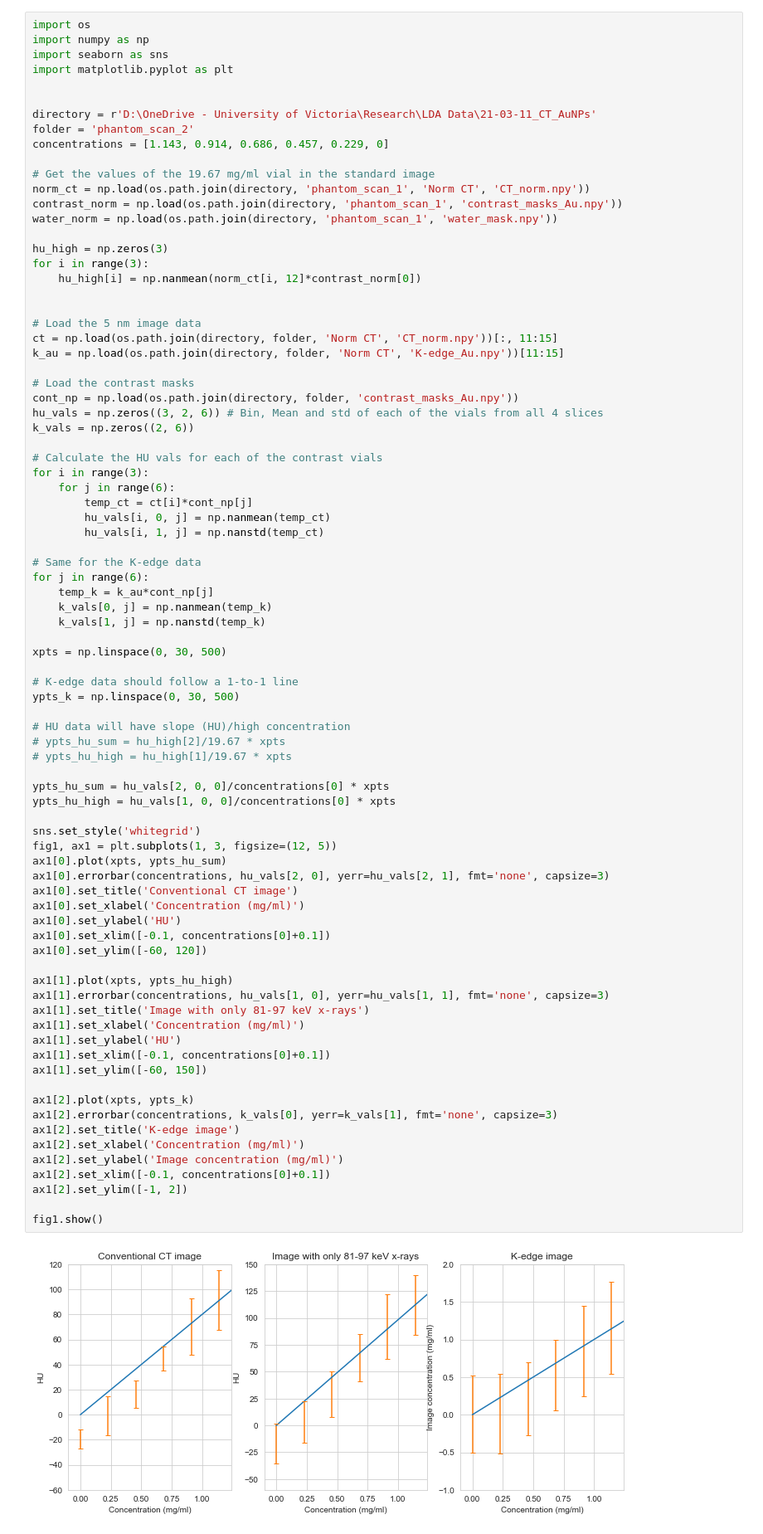
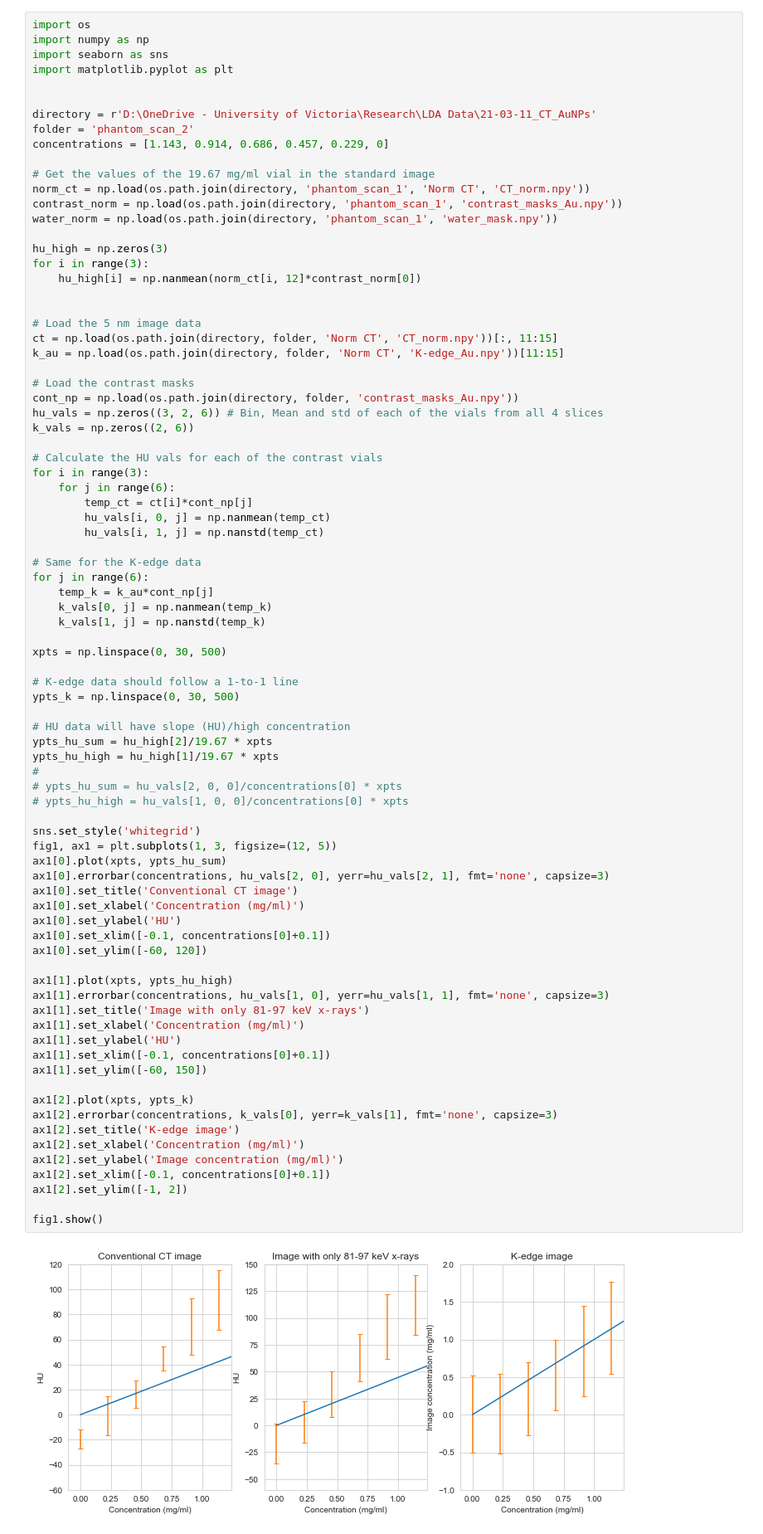
Before and after one commit to drichts/Reconstruction, a Jupyter notebook: Collaborations/Toronto/toronto_plots.ipynb, the cells around one changed output. Shown at 83% size. Saved outputs shown, nothing was run; the diff lists cells and outputs as text.

```diff
--- a/Collaborations/Toronto/toronto_plots.ipynb
+++ b/Collaborations/Toronto/toronto_plots.ipynb
@@ -47,41 +47,41 @@ xpts = np.linspace(0, 30, 500)
 ypts_k = np.linspace(0, 30, 500)
 
 # HU data will have slope (HU)/high concentration
-# ypts_hu_sum = hu_high[2]/19.67 * xpts
-# ypts_hu_high = hu_high[1]/19.67 * xpts
-
-ypts_hu_sum = hu_vals[2, 0, 0]/concentrations[0] * xpts
-ypts_hu_high = hu_vals[1, 0, 0]/concentrations[0] * xpts
+ypts_hu_sum = hu_high[2]/19.67 * xpts
+ypts_hu_high = hu_high[1]/19.67 * xpts
+#
+# ypts_hu_sum = hu_vals[2, 0, 0]/concentrations[0] * xpts
+# ypts_hu_high = hu_vals[1, 0, 0]/concentrations[0] * xpts
 
 sns.set_style('whitegrid')
 fig1, ax1 = plt.subplots(1, 3, figsize=(12, 5))
 ax1[0].plot(xpts, ypts_hu_sum)
 ax1[0].errorbar(concentrations, hu_vals[2, 0], yerr=hu_vals[2, 1], fmt='none', capsize=3)
 ax1[0].set_title('Conventional CT image')
 ax1[0].set_xlabel('Concentration (mg/ml)')
 ax1[0].set_ylabel('HU')
 ax1[0].set_xlim([-0.1, concentrations[0]+0.1])
 ax1[0].set_ylim([-60, 120])
 
 ax1[1].plot(xpts, ypts_hu_high)
 ax1[1].errorbar(concentrations, hu_vals[1, 0], yerr=hu_vals[1, 1], fmt='none', capsize=3)
 ax1[1].set_title('Image with only 81-97 keV x-rays')
 ax1[1].set_xlabel('Concentration (mg/ml)')
 ax1[1].set_ylabel('HU')
 ax1[1].set_xlim([-0.1, concentrations[0]+0.1])
 ax1[1].set_ylim([-60, 150])
 
 ax1[2].plot(xpts, ypts_k)
 ax1[2].errorbar(concentrations, k_vals[0], yerr=k_vals[1], fmt='none', capsize=3)
 ax1[2].set_title('K-edge image')
 ax1[2].set_xlabel('Concentration (mg/ml)')
 ax1[2].set_ylabel('Image concentration (mg/ml)')
 ax1[2].set_xlim([-0.1, concentrations[0]+0.1])
 ax1[2].set_ylim([-1, 2])
 
 fig1.show()
 # %% [output]
-[figure, old version]
+[figure, new version]
 # %%
 import os
 import numpy as np
```
Also changed, not shown: parts of 2 cells of this notebook, 4 other files.
